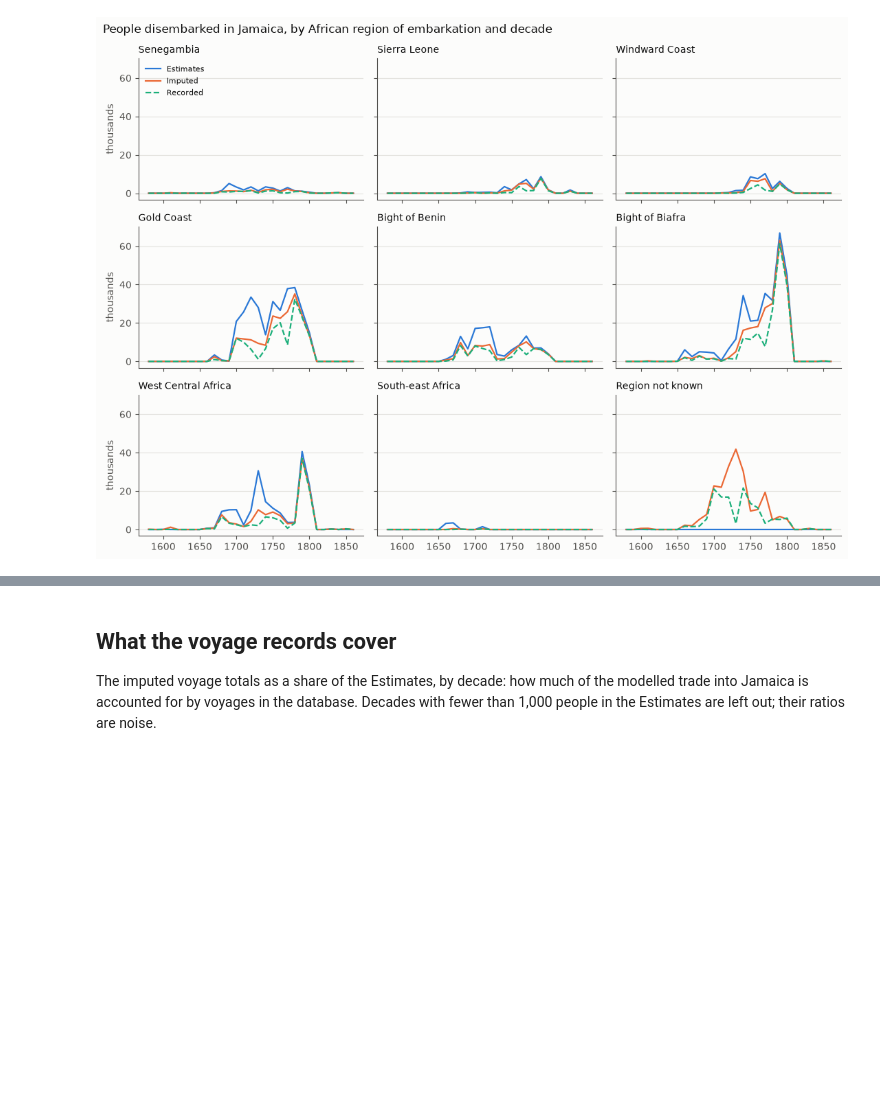
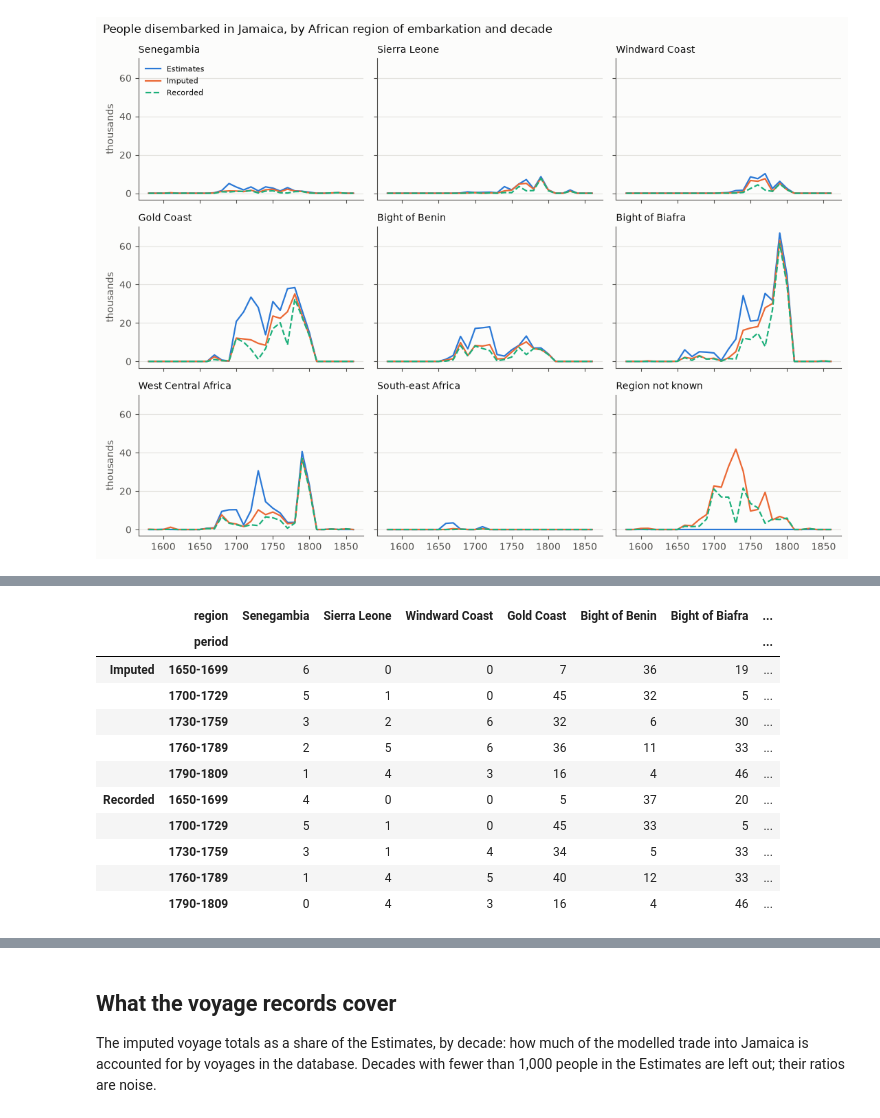
Before and after one commit to dgunning/atlantic-voyages, a Jupyter notebook: notebooks/01_jamaica_arrivals.ipynb, the cells around one changed output, grey strips where cells are left out. Cells and saved outputs as stored; diff of their text form; code cells hidden in the pictures; blank space fills up the shorter version.

```diff
--- a/notebooks/01_jamaica_arrivals.ipynb
+++ b/notebooks/01_jamaica_arrivals.ipynb
@@ -317,0 +349,31 @@ fig.savefig("figures/01_jamaica_by_region.png", dpi=150)
+# %%
+PERIODS = [(1650, 1699), (1700, 1729), (1730, 1759), (1760, 1789), (1790, 1809)]
+
+
+def period_label(decade):
+    for lo, hi in PERIODS:
+        if lo <= decade <= hi:
+            return f"{lo}-{hi}"
+    return None
+
+
+periods = long.assign(period=long.decade.map(period_label)).dropna(subset=["period"])
+known = periods[periods.region != UNKNOWN]
+shares = (
+    known.pivot_table(
+        index=["source", "period"], columns="region", values="people", aggfunc="sum", fill_value=0
+    )
+    .pipe(lambda t: t.div(t.sum(axis=1), axis=0) * 100)
+    .reindex(columns=list(REGIONS.region))
+)
+unknown_share = (
+    periods.assign(unknown=periods.region == UNKNOWN)
+    .groupby(["source", "period"])
+    .apply(lambda g: g.people[g.unknown].sum() / g.people.sum() * 100, include_groups=False)
+)
+people = periods.groupby(["source", "period"]).people.sum()
+
+estimates_shares = (
+    shares.loc["Estimates"].round(0).astype(int).assign(people=people.loc["Estimates"])
+)
+estimates_shares
@@ -317,0 +388,24 @@ fig.savefig("figures/01_jamaica_by_region.png", dpi=150)
+# %%
+comparison = pd.concat(
+    {
+        source: shares.loc[source]
+        .round(0)
+        .astype(int)
+        .assign(**{"region not known (%)": unknown_share.loc[source].round(0).astype(int)})
+        for source in ["Imputed", "Recorded"]
+    }
+)
+comparison
+# %% [output]
+|  | region | Senegambia | Sierra Leone | Windward Coast | Gold Coast | Bight of Benin | Bight of Biafra | ... |
+|  | period |  |  |  |  |  |  | ... |
+| Imputed | 1650-1699 | 6 | 0 | 0 | 7 | 36 | 19 | ... |
+|  | 1700-1729 | 5 | 1 | 0 | 45 | 32 | 5 | ... |
+|  | 1730-1759 | 3 | 2 | 6 | 32 | 6 | 30 | ... |
+|  | 1760-1789 | 2 | 5 | 6 | 36 | 11 | 33 | ... |
+|  | 1790-1809 | 1 | 4 | 3 | 16 | 4 | 46 | ... |
+| Recorded | 1650-1699 | 4 | 0 | 0 | 5 | 37 | 20 | ... |
+|  | 1700-1729 | 5 | 1 | 0 | 45 | 33 | 5 | ... |
+|  | 1730-1759 | 3 | 1 | 4 | 34 | 5 | 33 | ... |
+|  | 1760-1789 | 1 | 4 | 5 | 40 | 12 | 33 | ... |
+|  | 1790-1809 | 0 | 4 | 3 | 16 | 4 | 46 | ... |
```
Also changed, not shown: parts of 8 cells of this notebook, 2 other files.
